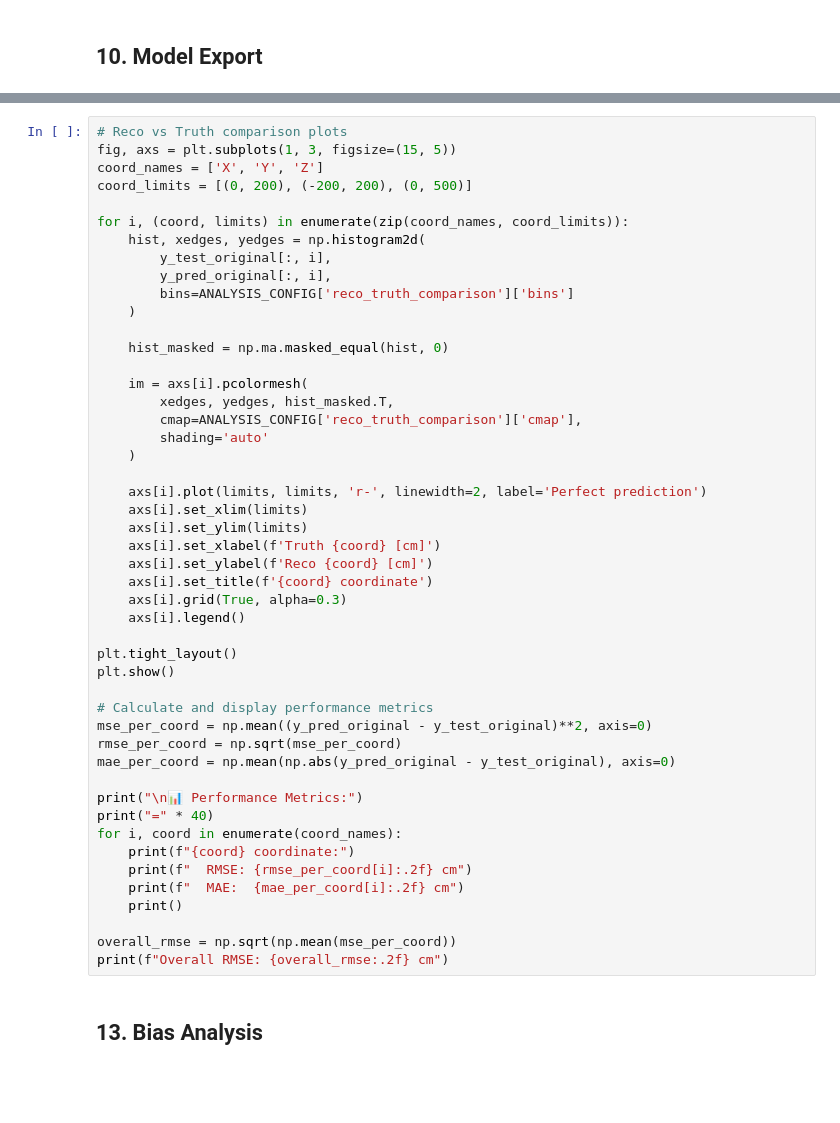
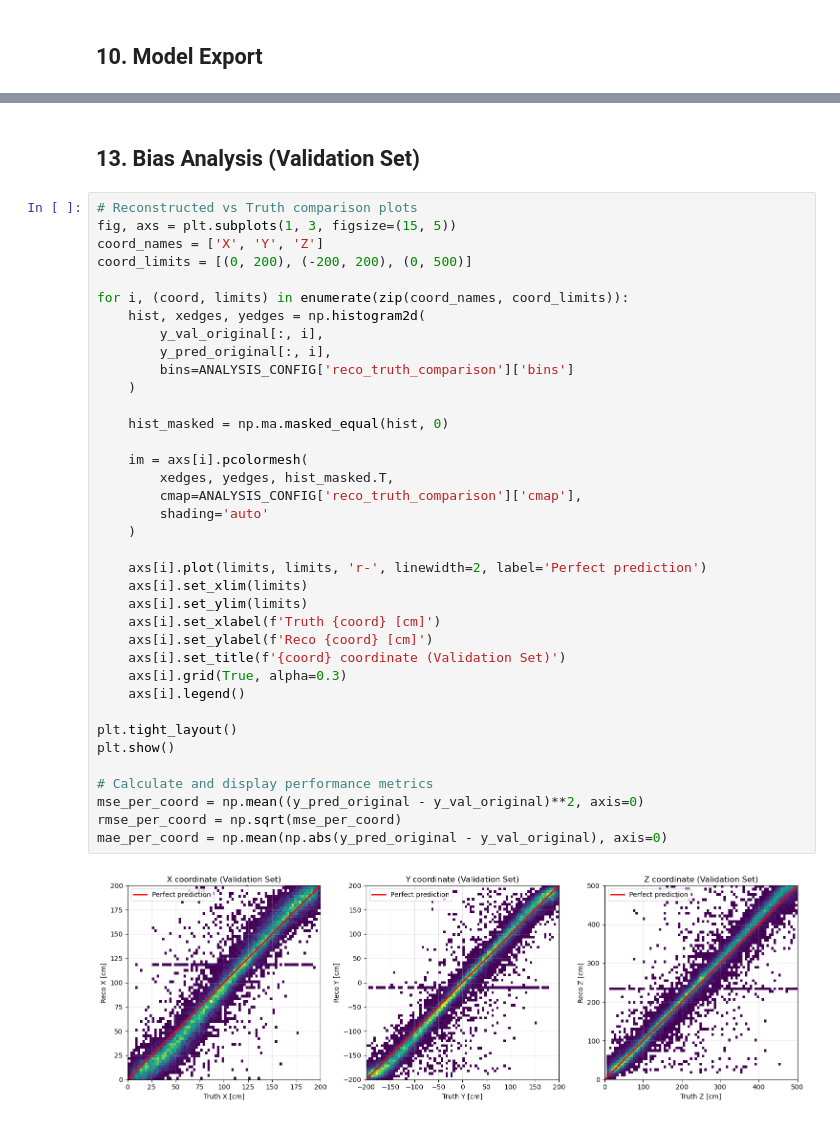
Before and after one commit to SBNSoftware/sbndcode, a Jupyter notebook: sbndcode/PosRecoCVN/training/PosRecoCNN_Training.ipynb, the cells around one changed output, grey strips where cells are left out. Saved outputs shown, nothing was run; the diff lists cells and outputs as text; blank space fills up the shorter version.

```diff
--- a/sbndcode/PosRecoCVN/training/PosRecoCNN_Training.ipynb
+++ b/sbndcode/PosRecoCVN/training/PosRecoCNN_Training.ipynb
@@ -755,50 +847,41 @@ print(f"  Z: [{np.min(y_pred_original[:, 2]):.1f}, {np.max(y_pred_original[:, 2]
+# %% [markdown]
+## 13. Bias Analysis (Validation Set)
 # %%
-# Reco vs Truth comparison plots
+# Reconstructed vs Truth comparison plots
 fig, axs = plt.subplots(1, 3, figsize=(15, 5))
 coord_names = ['X', 'Y', 'Z']
 coord_limits = [(0, 200), (-200, 200), (0, 500)]
 
 for i, (coord, limits) in enumerate(zip(coord_names, coord_limits)):
     hist, xedges, yedges = np.histogram2d(
-        y_test_original[:, i],
+        y_val_original[:, i],
         y_pred_original[:, i],
         bins=ANALYSIS_CONFIG['reco_truth_comparison']['bins']
     )
 
     hist_masked = np.ma.masked_equal(hist, 0)
 
     im = axs[i].pcolormesh(
         xedges, yedges, hist_masked.T,
         cmap=ANALYSIS_CONFIG['reco_truth_comparison']['cmap'],
         shading='auto'
     )
 
     axs[i].plot(limits, limits, 'r-', linewidth=2, label='Perfect prediction')
     axs[i].set_xlim(limits)
     axs[i].set_ylim(limits)
     axs[i].set_xlabel(f'Truth {coord} [cm]')
     axs[i].set_ylabel(f'Reco {coord} [cm]')
-    axs[i].set_title(f'{coord} coordinate')
+    axs[i].set_title(f'{coord} coordinate (Validation Set)')
     axs[i].grid(True, alpha=0.3)
     axs[i].legend()
 
 plt.tight_layout()
 plt.show()
 
 # Calculate and display performance metrics
-mse_per_coord = np.mean((y_pred_original - y_test_original)**2, axis=0)
+mse_per_coord = np.mean((y_pred_original - y_val_original)**2, axis=0)
 rmse_per_coord = np.sqrt(mse_per_coord)
-mae_per_coord = np.mean(np.abs(y_pred_original - y_test_original), axis=0)
-
-print("\n📊 Performance Metrics:")
-print("=" * 40)
-for i, coord in enumerate(coord_names):
-    print(f"{coord} coordinate:")
-    print(f"  RMSE: {rmse_per_coord[i]:.2f} cm")
-    print(f"  MAE:  {mae_per_coord[i]:.2f} cm")
-    print()
-
-overall_rmse = np.sqrt(np.mean(mse_per_coord))
-print(f"Overall RMSE: {overall_rmse:.2f} cm")
+mae_per_coord = np.mean(np.abs(y_pred_original - y_val_original), axis=0)
+# %% [output]
+[figure, added]
-# %% [markdown]
-## 13. Bias Analysis
```
Also changed, not shown: parts of 24 cells of this notebook, 5 other files.
